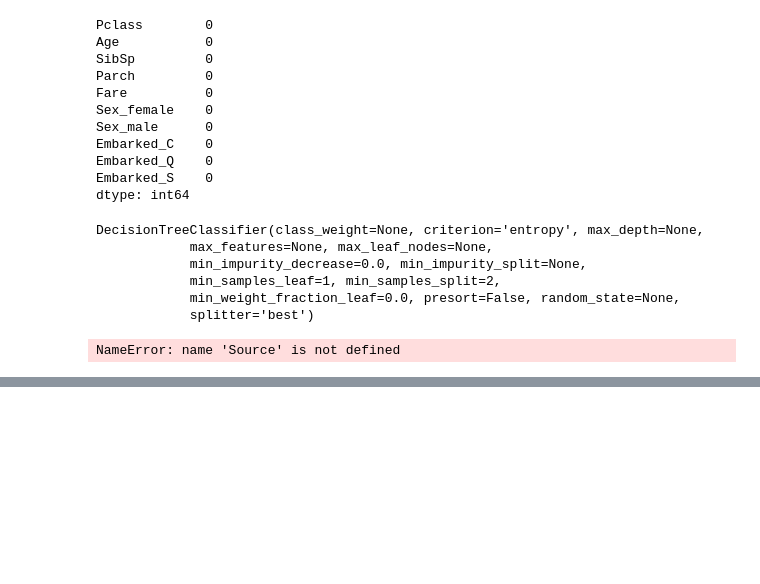
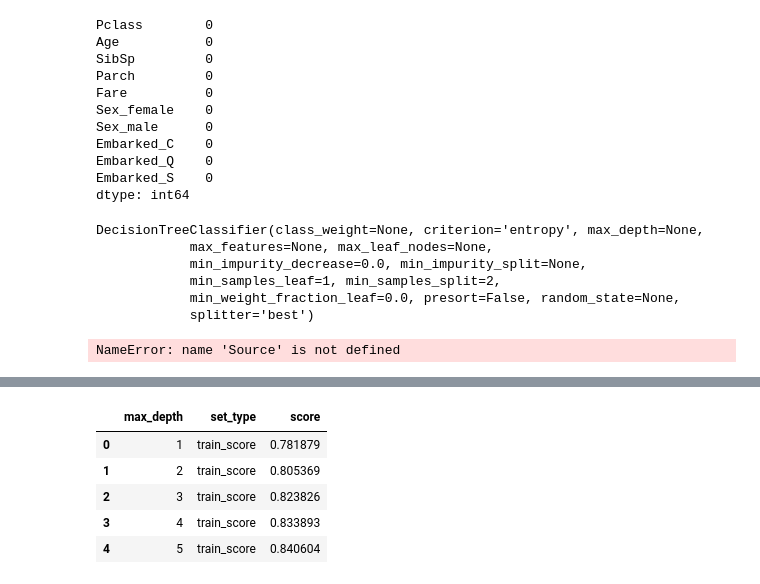
Before and after one commit to user-vi/python_stepik_org, a Jupyter notebook: Part 2 - tree.ipynb, the cells around one changed output, grey strips where cells are left out. Cells and saved outputs as stored; diff of their text form; code cells hidden in the pictures; blank space fills up the shorter version.

```diff
--- a/Part 2 - tree.ipynb
+++ b/Part 2 - tree.ipynb
@@ -123,0 +242,9 @@ NameError: name 'Source' is not defined
+# %%
+score_data_long.head()
+# %% [output]
+|  | max_depth | set_type | score |
+| 0 | 1 | train_score | 0.781879 |
+| 1 | 2 | train_score | 0.805369 |
+| 2 | 3 | train_score | 0.823826 |
+| 3 | 4 | train_score | 0.833893 |
+| 4 | 5 | train_score | 0.840604 |
```
Also changed, not shown: parts of 24 cells of this notebook, 3 other files.
